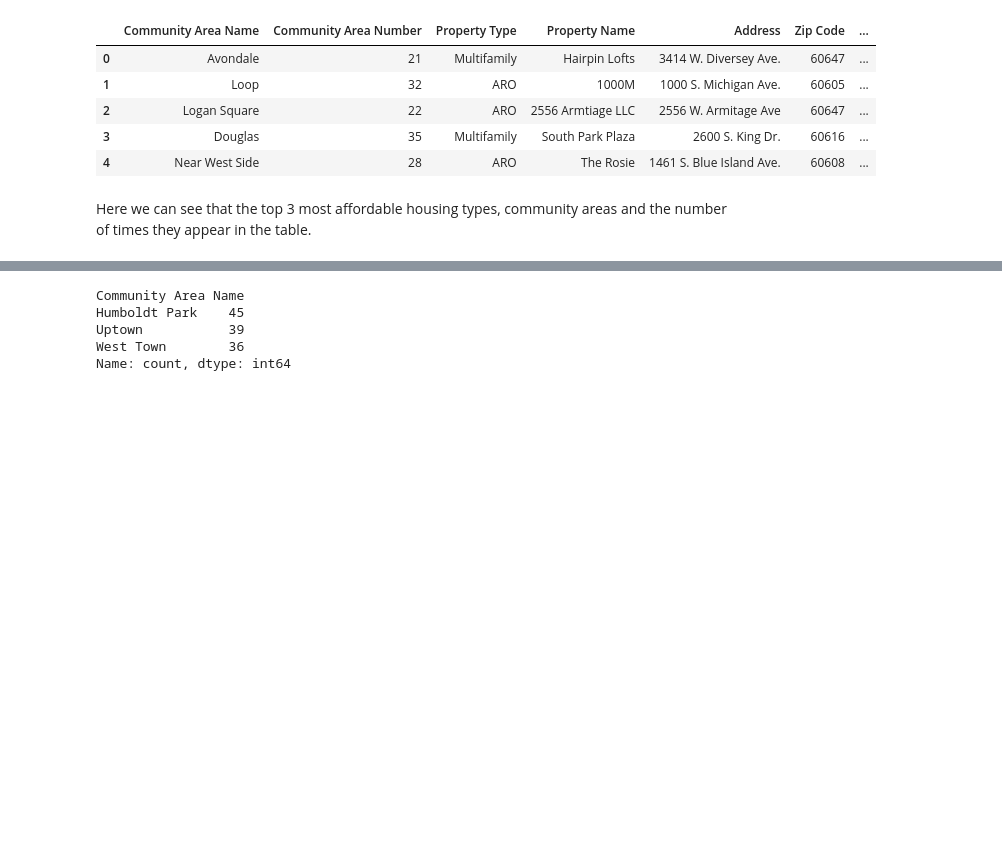
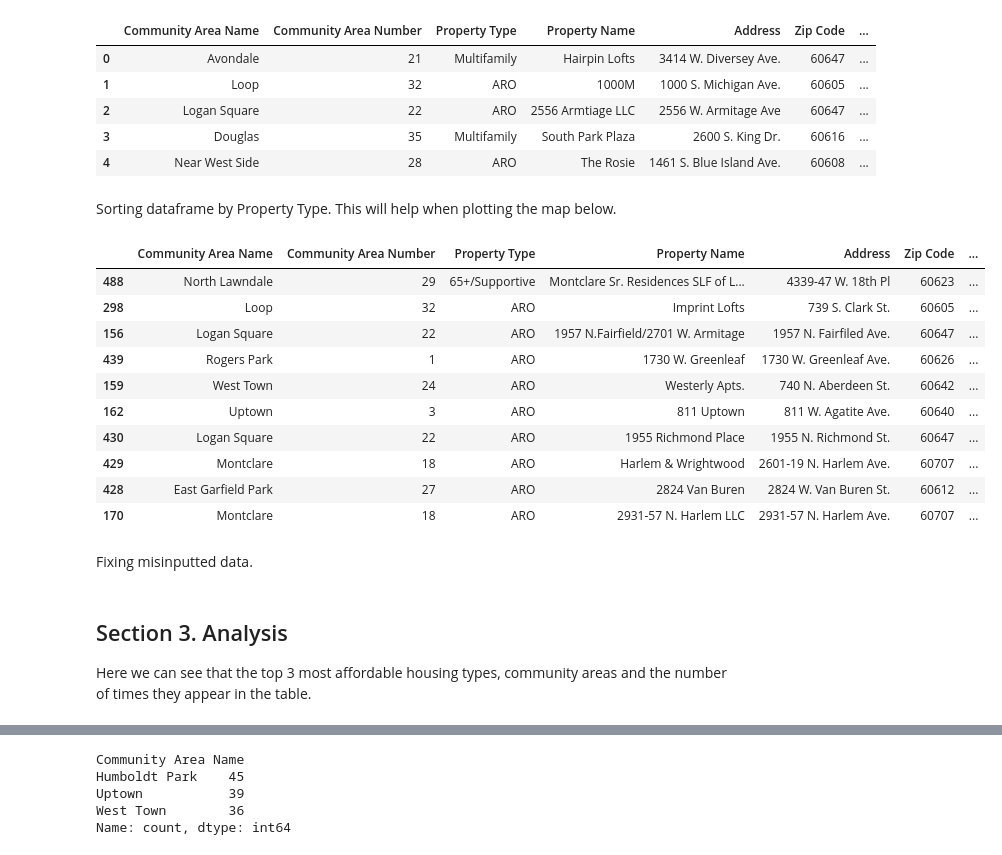
Before and after one commit to crsellinger/datafun-06-eda, a Jupyter notebook: cselling_eda.ipynb, the cells around one changed output, grey strips where cells are left out. Cells and saved outputs as stored; diff of their text form; code cells hidden in the pictures; blank space fills up the shorter version.

```diff
--- a/cselling_eda.ipynb
+++ b/cselling_eda.ipynb
@@ -143,3 +144,22 @@ pd.read_sql("SELECT * FROM data", con=sqlite3.connect(db_file)).head()
 | 2 | Logan Square | 22 | ARO | 2556 Armtiage LLC | 2556 W. Armitage Ave | 60647 | ... |
 | 3 | Douglas | 35 | Multifamily | South Park Plaza | 2600 S. King Dr. | 60616 | ... |
 | 4 | Near West Side | 28 | ARO | The Rosie | 1461 S. Blue Island Ave. | 60608 | ... |
+# %% [markdown]
+Sorting dataframe by Property Type. This will help when plotting the map below.
+# %%
+df = df.sort_values(by="Property Type")
+df.head(10)
+# %% [output]
+|  | Community Area Name | Community Area Number | Property Type | Property Name | Address | Zip Code | ... |
+| 488 | North Lawndale | 29 | 65+/Supportive | Montclare Sr. Residences SLF of L... | 4339-47 W. 18th Pl | 60623 | ... |
+| 298 | Loop | 32 | ARO | Imprint Lofts | 739 S. Clark St. | 60605 | ... |
+| 156 | Logan Square | 22 | ARO | 1957 N.Fairfield/2701 W. Armitage | 1957 N. Fairfiled Ave. | 60647 | ... |
+| 439 | Rogers Park | 1 | ARO | 1730 W. Greenleaf | 1730 W. Greenleaf Ave. | 60626 | ... |
+| 159 | West Town | 24 | ARO | Westerly Apts. | 740 N. Aberdeen St. | 60642 | ... |
+| 162 | Uptown | 3 | ARO | 811 Uptown | 811 W. Agatite Ave. | 60640 | ... |
+| 430 | Logan Square | 22 | ARO | 1955 Richmond Place | 1955 N. Richmond St. | 60647 | ... |
+| 429 | Montclare | 18 | ARO | Harlem & Wrightwood | 2601-19 N. Harlem Ave. | 60707 | ... |
+| 428 | East Garfield Park | 27 | ARO | 2824 Van Buren | 2824 W. Van Buren St. | 60612 | ... |
+| 170 | Montclare | 18 | ARO | 2931-57 N. Harlem LLC | 2931-57 N. Harlem Ave. | 60707 | ... |
+# %% [markdown]
+Fixing misinputted data.
@@ -146,4 +170,5 @@ pd.read_sql("SELECT * FROM data", con=sqlite3.connect(db_file)).head()
 # %% [markdown]
+## Section 3. Analysis
 Here we can see that the top 3 most affordable housing types, community areas and the number of times they appear in the table.
 # %%
 df.value_counts("Property Type").head(3)
```
Also changed, not shown: parts of 7 cells of this notebook.
